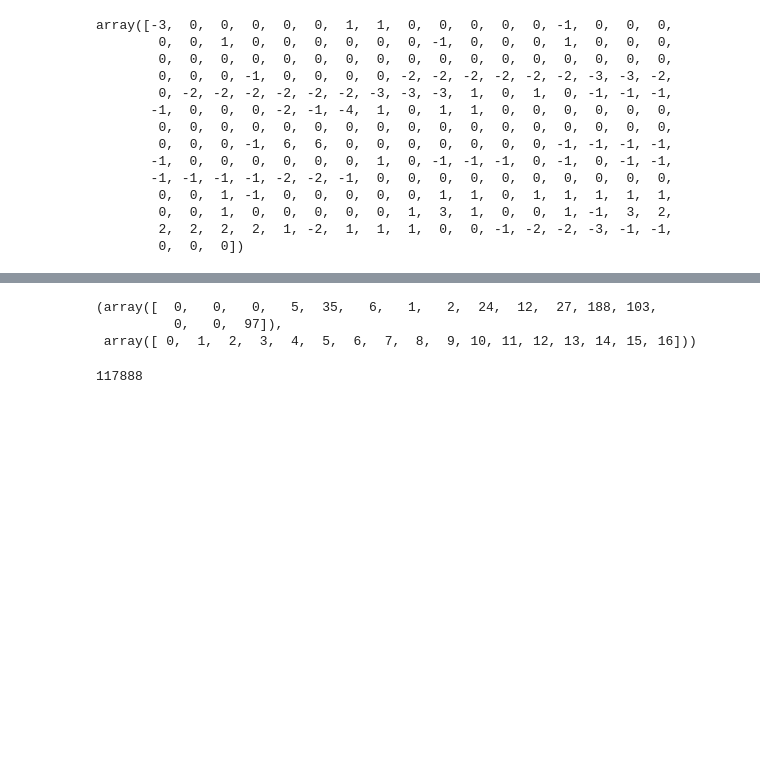
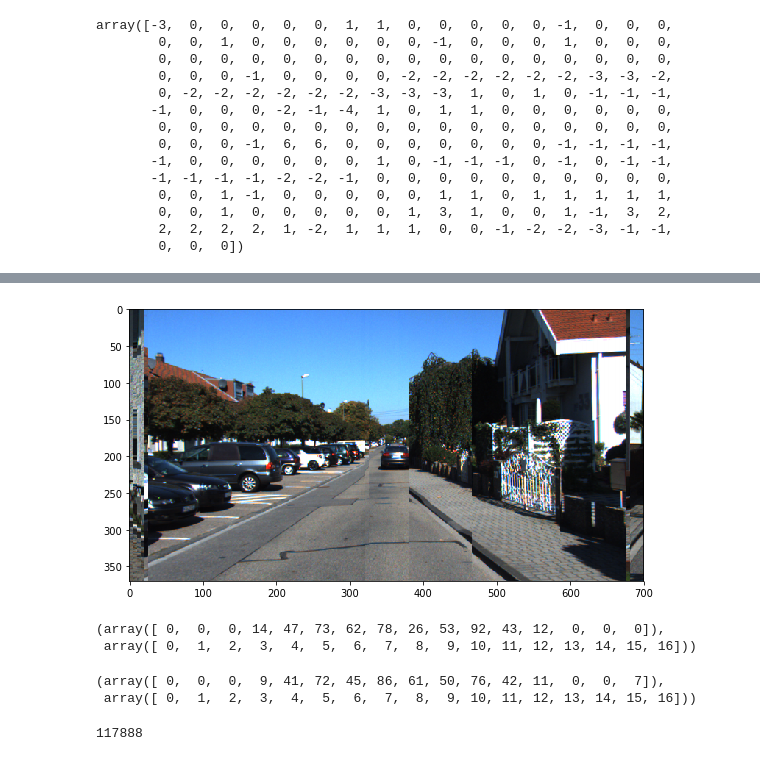
Before and after one commit to rainoa/StixelNetOptimization, a Jupyter notebook: StixelNet_train_and_eval_mobilenet_V2_17bins.ipynb, the cells around one changed output, grey strips where cells are left out. Cells and saved outputs as stored; diff of their text form; code cells hidden in the pictures; blank space fills up the shorter version.

```diff
--- a/StixelNet_train_and_eval_mobilenet_V2_17bins.ipynb
+++ b/StixelNet_train_and_eval_mobilenet_V2_17bins.ipynb
@@ -804,23 +807,24 @@ plt.show()
-# %%
-#plotting our preds: with axes
-some_images_for_plt = some_images[:1000]/255.0
-for im in range(cls_pred.shape[0]):
-    plot_im(some_images_for_plt[im,:,:,:], y_pred_cls[im])
-# %%
-#plotting ground truth:
-for im in range(cls_pred.shape[0]):
-    plot_im(some_images_for_plt[im,:,:,:], some_images_cls[im])
 # %%
 #plot without mark
-for im in range(cls_pred.shape[0]):
-    plot_im(some_images_for_plt[im,:,:,:], 16)
+some_images_for_plt = some_images[:]/255.0
+img = np.ones([370, 1, 3])
+for im in range(some_images_cls[:].shape[0]):
+    img0 = plot_im(some_images_for_plt[im,:,:,:], 16)
+    img=np.concatenate([img,img0],axis=1)
+imgplot = plt.imshow(img[:,1250:1950,:])
+plt.rcParams['figure.figsize'] = [10, 5]
+plt.show()
+# %% [output]
+[figure, added]
 # %%
-np.histogram(y_pred_cls, bins= [x for x in range(0, 17, 1)])
+np.histogram(cls_pred_2, bins= [x for x in range(0, 17, 1)])
+# %% [output]
+(array([ 0,  0,  0, 14, 47, 73, 62, 78, 26, 53, 92, 43, 12,  0,  0,  0]),
+ array([ 0,  1,  2,  3,  4,  5,  6,  7,  8,  9, 10, 11, 12, 13, 14, 15, 16]))
 # %%
-np.histogram(cls_pred, bins= [x for x in range(0, 17, 1)])
+np.histogram(some_images_cls, bins= [x for x in range(0, 17, 1)])
 # %% [output]
-(array([  0,   0,   0,   5,  35,   6,   1,   2,  24,  12,  27, 188, 103,
-          0,   0,  97]),
+(array([ 0,  0,  0,  9, 41, 72, 45, 86, 61, 50, 76, 42, 11,  0,  0,  7]),
  array([ 0,  1,  2,  3,  4,  5,  6,  7,  8,  9, 10, 11, 12, 13, 14, 15, 16]))
 # %%
 #extract ground truth data
```
Also changed, not shown: parts of 2 cells of this notebook.
